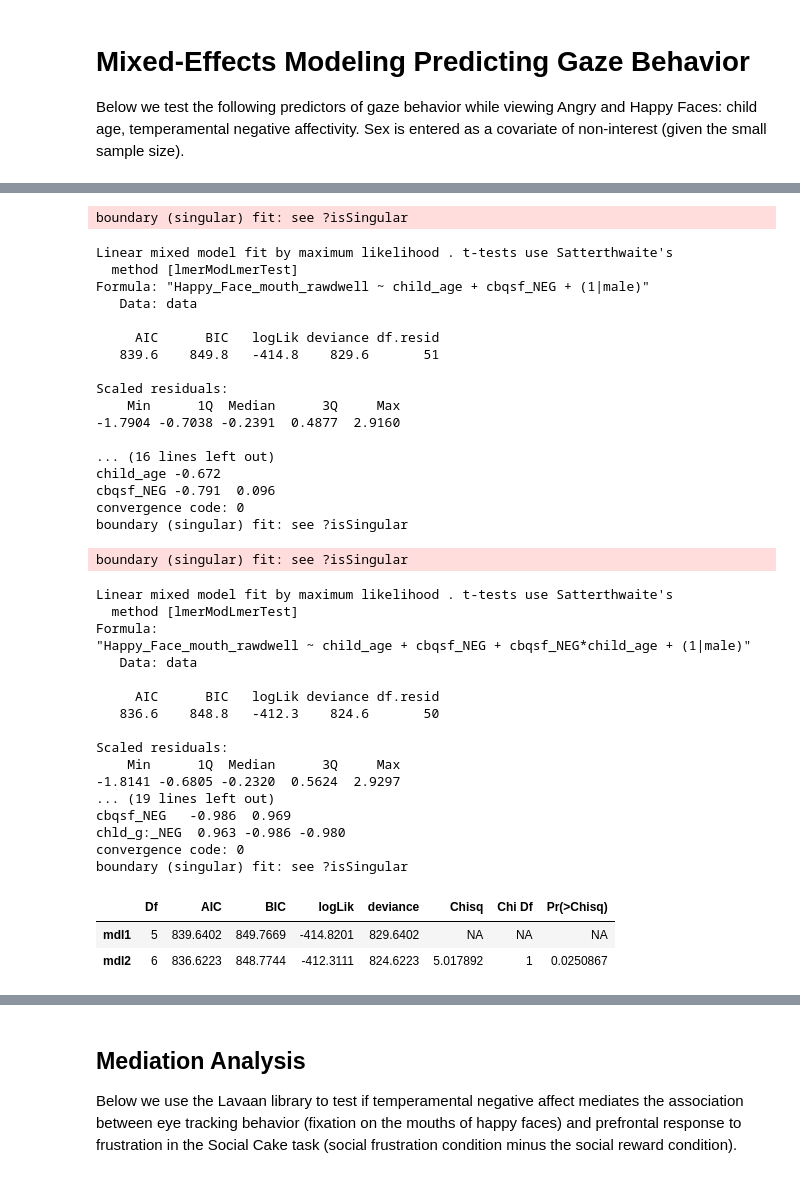
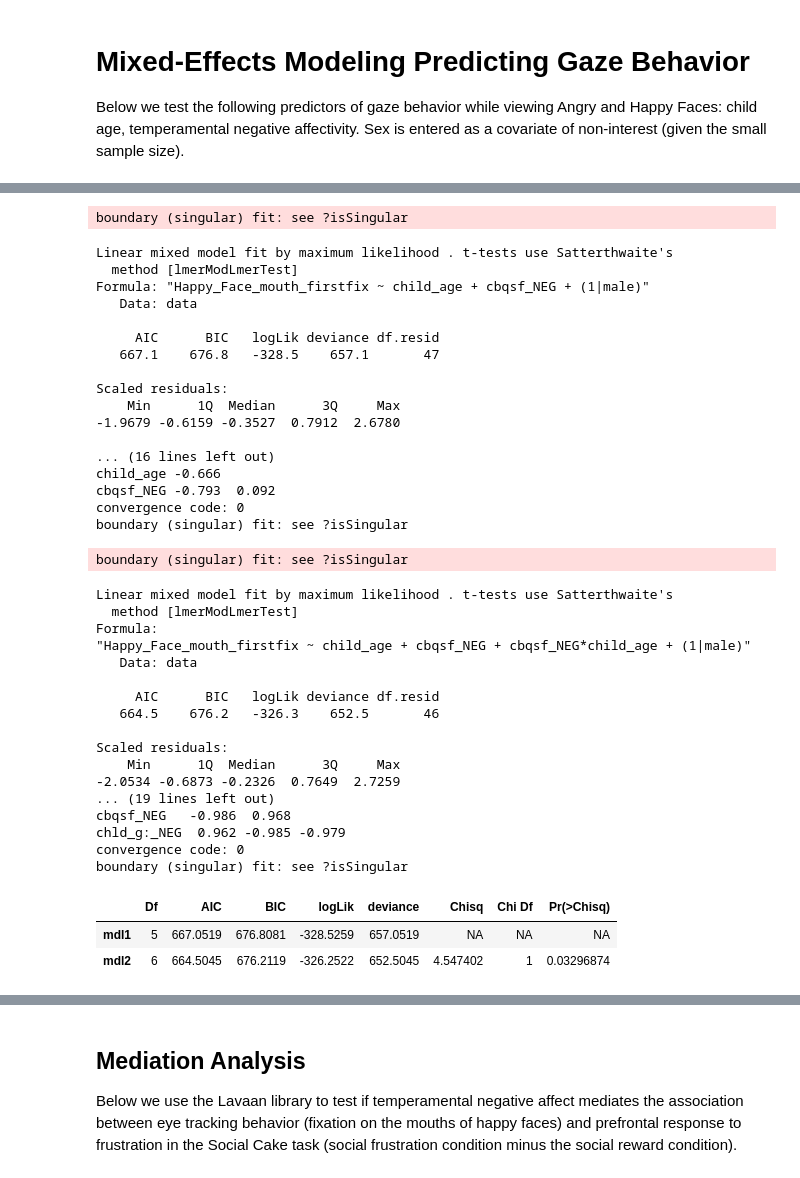
Before and after one commit to catcamacho/socialfrustration, a Jupyter notebook: 8_CBQsf_CFA_Analysis.ipynb, the cells around one changed output, grey strips where cells are left out. Cells and saved outputs as stored; diff of their text form; code cells hidden in the pictures.

```diff
--- a/CBQsf_CFA_Analysis.ipynb
+++ b/8_CBQsf_CFA_Analysis.ipynb
@@ -1,5 +1,5 @@
 # %%
-data <- read.csv('../scripts/ChEC_scores_combined_withnirs_std_20200311.csv')
+data <- read.csv('../scripts/ChEC_scores_combined_withnirs_std_20200406.csv')
 # %% [markdown]
 # Confirmatory Factor Analysis: Child Behavior Questionnaire-Short Form
 Below we conduct a confirmatory factor analysis on our CBQ-SF data to confirm a 3-factor structure exists consistent with the original CBQ.
@@ -154,53 +152,53 @@ boundary (singular) fit: see ?isSingular
 library(lme4)
 library(lmerTest)
 
-mdl1 = lmer('Happy_Face_mouth_rawdwell ~ child_age + cbqsf_NEG + (1|male)', data=data, REML=FALSE)
+mdl1 = lmer('Happy_Face_mouth_firstfix ~ child_age + cbqsf_NEG + (1|male)', data=data, REML=FALSE)
 summary(mdl1)
 
-mdl2 = lmer('Happy_Face_mouth_rawdwell ~ child_age + cbqsf_NEG + cbqsf_NEG*child_age + (1|male)', data=data, REML=FALSE)
+mdl2 = lmer('Happy_Face_mouth_firstfix ~ child_age + cbqsf_NEG + cbqsf_NEG*child_age + (1|male)', data=data, REML=FALSE)
 summary(mdl2)
 
 anova(mdl1, mdl2)
 # %% [output]
 boundary (singular) fit: see ?isSingular
 Linear mixed model fit by maximum likelihood . t-tests use Satterthwaite's
   method [lmerModLmerTest]
-Formula: "Happy_Face_mouth_rawdwell ~ child_age + cbqsf_NEG + (1|male)"
+Formula: "Happy_Face_mouth_firstfix ~ child_age + cbqsf_NEG + (1|male)"
    Data: data
 
      AIC      BIC   logLik deviance df.resid
-   839.6    849.8   -414.8    829.6       51
+   667.1    676.8   -328.5    657.1       47
 
 Scaled residuals:
     Min      1Q  Median      3Q     Max
--1.7904 -0.7038 -0.2391  0.4877  2.9160
+-1.9679 -0.6159 -0.3527  0.7912  2.6780
 
 ... (16 lines left out)
-child_age -0.672
-cbqsf_NEG -0.791  0.096
+child_age -0.666
+cbqsf_NEG -0.793  0.092
 convergence code: 0
 boundary (singular) fit: see ?isSingular
 boundary (singular) fit: see ?isSingular
 Linear mixed model fit by maximum likelihood . t-tests use Satterthwaite's
   method [lmerModLmerTest]
 Formula:
-"Happy_Face_mouth_rawdwell ~ child_age + cbqsf_NEG + cbqsf_NEG*child_age + (1|male)"
+"Happy_Face_mouth_firstfix ~ child_age + cbqsf_NEG + cbqsf_NEG*child_age + (1|male)"
    Data: data
 
      AIC      BIC   logLik deviance df.resid
-   836.6    848.8   -412.3    824.6       50
+   664.5    676.2   -326.3    652.5       46
 
 Scaled residuals:
     Min      1Q  Median      3Q     Max
--1.8141 -0.6805 -0.2320  0.5624  2.9297
+-2.0534 -0.6873 -0.2326  0.7649  2.7259
 ... (19 lines left out)
-cbqsf_NEG   -0.986  0.969
-chld_g:_NEG  0.963 -0.986 -0.980
+cbqsf_NEG   -0.986  0.968
+chld_g:_NEG  0.962 -0.985 -0.979
 convergence code: 0
 boundary (singular) fit: see ?isSingular
 |  | Df | AIC | BIC | logLik | deviance | Chisq | Chi Df | Pr(>Chisq) |
-| mdl1 | 5 | 839.6402 | 849.7669 | -414.8201 | 829.6402 | NA | NA | NA |
-| mdl2 | 6 | 836.6223 | 848.7744 | -412.3111 | 824.6223 | 5.017892 | 1 | 0.0250867 |
+| mdl1 | 5 | 667.0519 | 676.8081 | -328.5259 | 657.0519 | NA | NA | NA |
+| mdl2 | 6 | 664.5045 | 676.2119 | -326.2522 | 652.5045 | 4.547402 | 1 | 0.03296874 |
 # %%
 library(effects)
 
```
Also changed, not shown: parts of 3 cells of this notebook, 6 other files.
